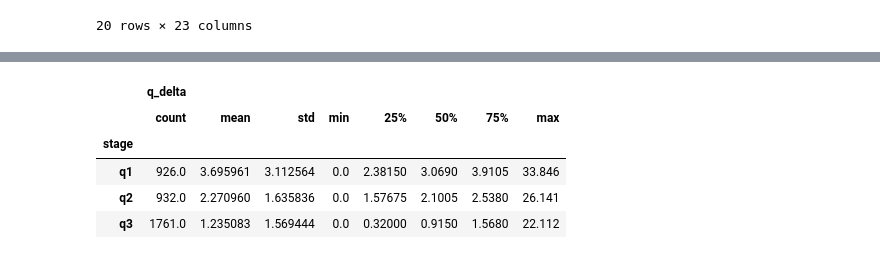
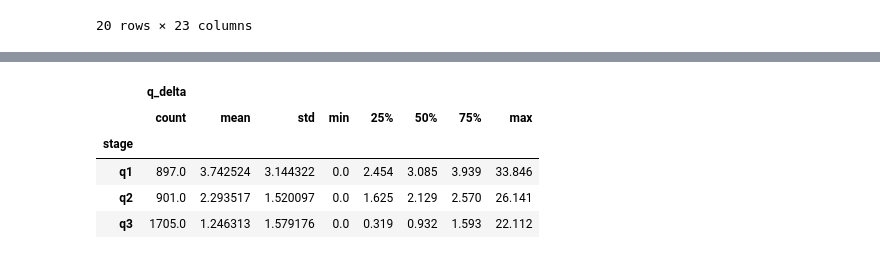
Before and after one commit to ollyjc99/f1-analytics, a Jupyter notebook: data processing/data-processing.ipynb, the cells around one changed output, grey strips where cells are left out. Drawn from its saved outputs; the diff is of its cells as text; code cells hidden in the pictures.

Commit message:
New processed data that doesn't include sprint races

```diff
--- a/data processing/data-processing.ipynb
+++ b/data processing/data-processing.ipynb
@@ -28,9 +36,9 @@ for index, row in test.iterrows():
     constructor_points_per_race.append(round(row.constructor_points / row['round'], 2))
     constructor_points_from_race.append(round(row.constructor_points_after_race - row.constructor_points, 1))
 # %%
-test['driver_points_per_race'] = driver_points_per_race
-test['driver_points_from_race'] = driver_points_from_race
+df['driver_points_per_race'] = driver_points_per_race
+df['driver_points_from_race'] = driver_points_from_race
 
-test['constructor_points_per_race'] = constructor_points_per_race
-test['constructor_points_from_race'] = constructor_points_from_race
+df['constructor_points_per_race'] = constructor_points_per_race
+df['constructor_points_from_race'] = constructor_points_from_race
 # %%
@@ -55,14 +63,14 @@ test.query('season == 2014 & round == 1')
 | 19 | 2014 | 1 | albert_park | daniel_ricciardo | red_bull | 22 | 0.0 | 0 | ... |
 20 rows × 23 columns
 # %%
-grouped = test.groupby(['season', 'round'])
+grouped = df.groupby(['season', 'round'])
 last_3_races = []
 
 for index, group in grouped:
         for _, row in group.iterrows():
                 round = index[1]
                 rounds = list(range(round-1, round-4, -1))
-                points = test.query(
+                points = df.query(
                         'season ==@index[0] & round in @rounds & driver ==@row.driver'
                         ).agg({
                                 'driver_points_from_race': sum
@@ -70,13 +78,13 @@ for index, group in grouped:
 
                 last_3_races.append(points)
 # %%
-grouped = test.groupby(['season', 'round'])
+grouped = df.groupby(['season', 'round'])
 points_before_race = []
 
 for index, group in grouped:
         for _, row in group.iterrows():
                 round = index[1]
-                query = test.query(
+                query = df.query(
                         'season ==@index[0] & round ==@round-1 & driver ==@row.driver')
 
                 points = query.driver_points_after_race
@@ -85,6 +93,6 @@ for index, group in grouped:
                 else:
                         points_before_race.append(0.0)
 # %%
-test['driver_points_last_3_races'] = last_3_races
-test['driver_points_before_race'] = points_before_race
+df['driver_points_last_3_races'] = last_3_races
+df['driver_points_before_race'] = points_before_race
 # %%
@@ -124,18 +120,18 @@ Index(['season', 'round', 'circuit_id', 'country', 'lat', 'long', 'date',
 # %%
-merged[['driver', 'constructor',
+df[['driver', 'constructor',
         # 'podium',
     #    'driver_points_after_race', 'driver_wins_after_race',
     #    'driver_standings_pos_after_race', 'constructor_points_after_race',
     #    'constructor_wins_after_race', 'constructor_standings_pos_after_race',
     #    'qualifying_pos',
         # 'starting_grid',
     #    'qual_time',
        'stage', 'q_delta']].groupby('stage').describe()
 # %% [output]
 |  | q_delta |  |  |  |  |  |  |  |
 |  | count | mean | std | min | 25% | 50% | 75% | max |
 | stage |  |  |  |  |  |  |  |  |
-| q1 | 926.0 | 3.695961 | 3.112564 | 0.0 | 2.38150 | 3.0690 | 3.9105 | 33.846 |
-| q2 | 932.0 | 2.270960 | 1.635836 | 0.0 | 1.57675 | 2.1005 | 2.5380 | 26.141 |
-| q3 | 1761.0 | 1.235083 | 1.569444 | 0.0 | 0.32000 | 0.9150 | 1.5680 | 22.112 |
+| q1 | 897.0 | 3.742524 | 3.144322 | 0.0 | 2.454 | 3.085 | 3.939 | 33.846 |
+| q2 | 901.0 | 2.293517 | 1.520097 | 0.0 | 1.625 | 2.129 | 2.570 | 26.141 |
+| q3 | 1705.0 | 1.246313 | 1.579176 | 0.0 | 0.319 | 0.932 | 1.593 | 22.112 |
 # %%
```
Also changed, not shown: parts of 9 cells of this notebook, 1 other file.
